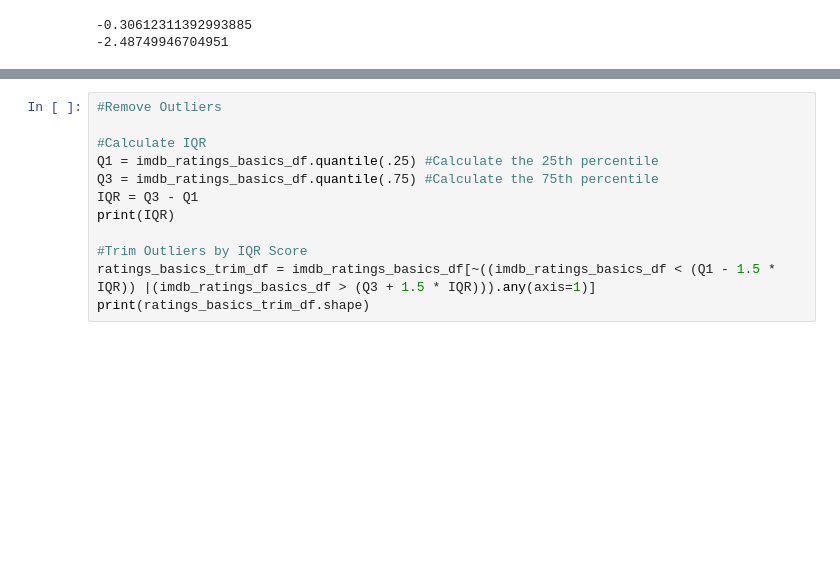
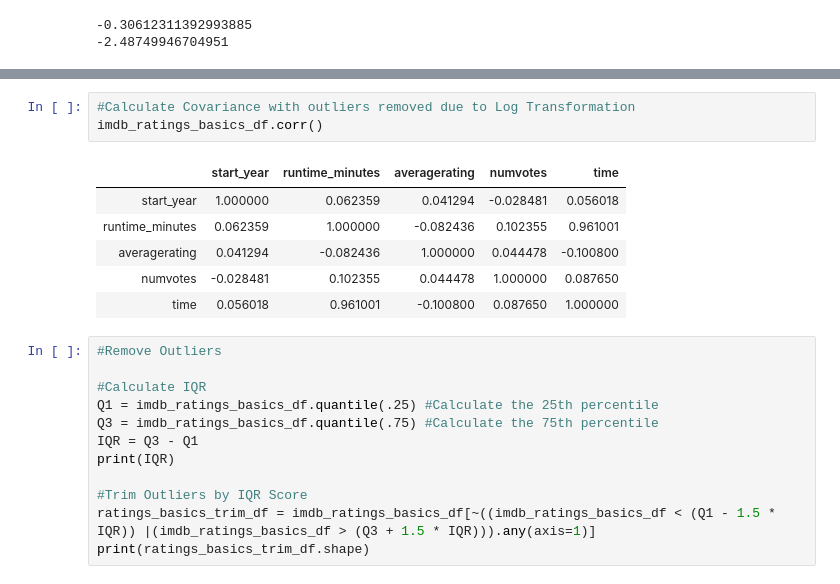
Before and after one commit to EricaSG/dsc-mod-1-project-v2-1-onl01-dtsc-ft-041320, a Jupyter notebook: student.ipynb, the cells around one changed output, grey strips where cells are left out. Cells and saved outputs as stored; diff of their text form; blank space fills up the shorter version.

```diff
--- a/student.ipynb
+++ b/student.ipynb
@@ -678,3 +688,13 @@ print(imdb_ratings_basics_df['time'].skew()) #the change in skewness confirms th
+# %%
+#Calculate Covariance with outliers removed due to Log Transformation
+imdb_ratings_basics_df.corr()
+# %% [output]
+|  | start_year | runtime_minutes | averagerating | numvotes | time |
+| start_year | 1.000000 | 0.062359 | 0.041294 | -0.028481 | 0.056018 |
+| runtime_minutes | 0.062359 | 1.000000 | -0.082436 | 0.102355 | 0.961001 |
+| averagerating | 0.041294 | -0.082436 | 1.000000 | 0.044478 | -0.100800 |
+| numvotes | -0.028481 | 0.102355 | 0.044478 | 1.000000 | 0.087650 |
+| time | 0.056018 | 0.961001 | -0.100800 | 0.087650 | 1.000000 |
 # %%
 #Remove Outliers
 
```
Also changed, not shown: parts of 7 cells of this notebook.
